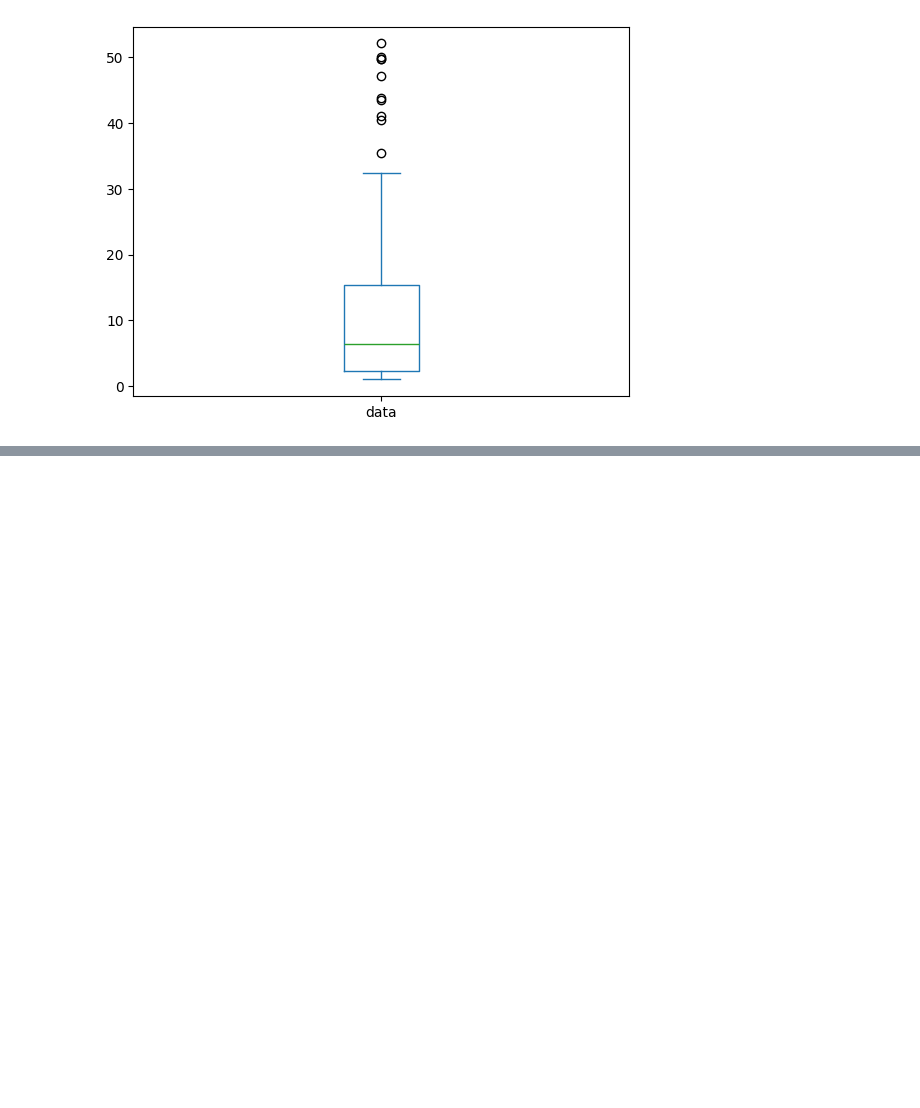
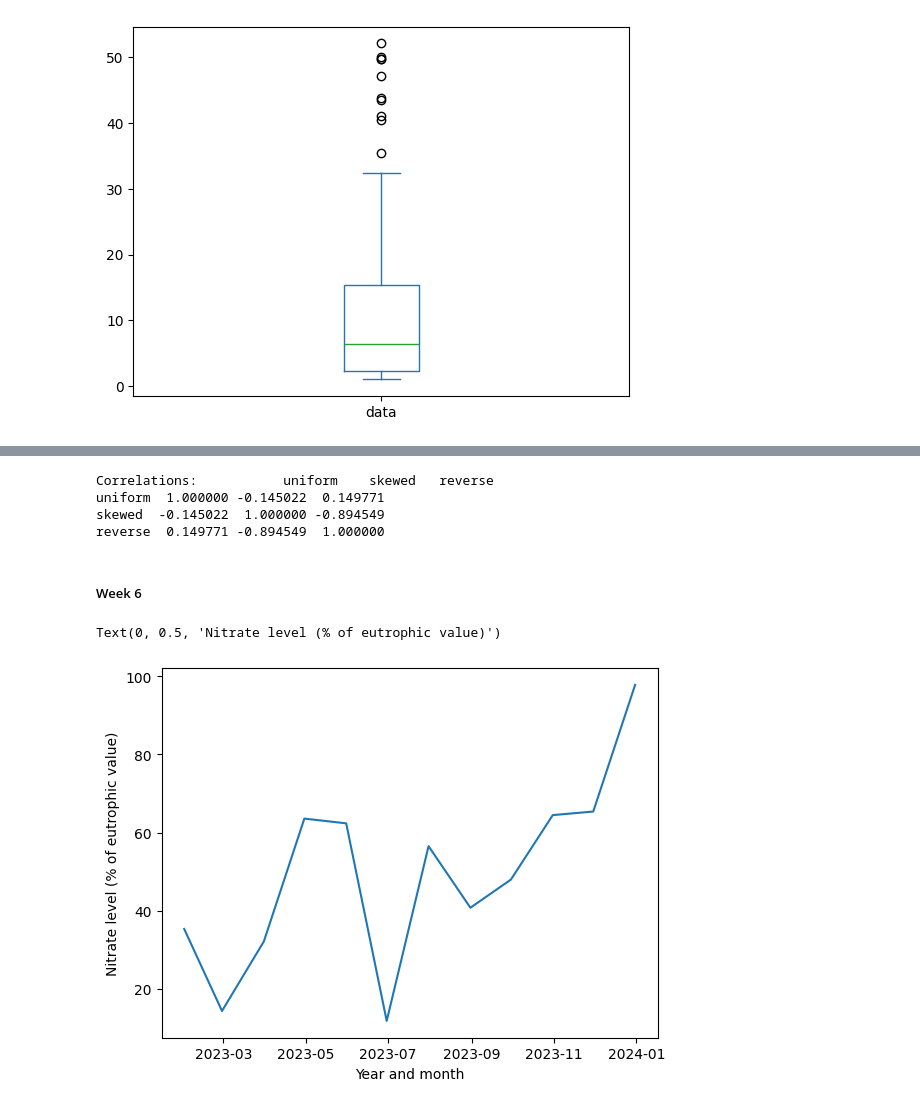
Before and after one commit to andre-bu-gitdev/O2_AI_for_Leaders_dx699, a Jupyter notebook: Milestone_4/Milestone4.ipynb, the cells around one changed output, grey strips where cells are left out. Cells and saved outputs as stored; diff of their text form; code cells hidden in the pictures; blank space fills up the shorter version.

```diff
--- a/Milestone_4/Milestone4.ipynb
+++ b/Milestone_4/Milestone4.ipynb
@@ -123,0 +144,23 @@ df.plot.box()
+# %%
+print("Correlations:", df.corr())
+# %% [output]
+Correlations:           uniform    skewed   reverse
+uniform  1.000000 -0.145022  0.149771
+skewed  -0.145022  1.000000 -0.894549
+reverse  0.149771 -0.894549  1.000000
+# %% [markdown]
+##### Week 6
+# %%
+# Week 6
+## generate first series
+numdates = 12
+np.random.seed(0)
+time_series = 100 * (np.random.normal(size = numdates) / 5 + np.arange(numdates) / 16)
+datearray = pd.date_range(start='2023/01/01', end='2024/01/01', freq='M')
+## first line plot
+ax = sns.lineplot(x = datearray, y = time_series)
+ax.set_xlabel("Year and month")
+ax.set_ylabel("Nitrate level (% of eutrophic value)")
+# %% [output]
+Text(0, 0.5, 'Nitrate level (% of eutrophic value)')
+[figure, added]
```
Also changed, not shown: parts of 19 cells of this notebook.
